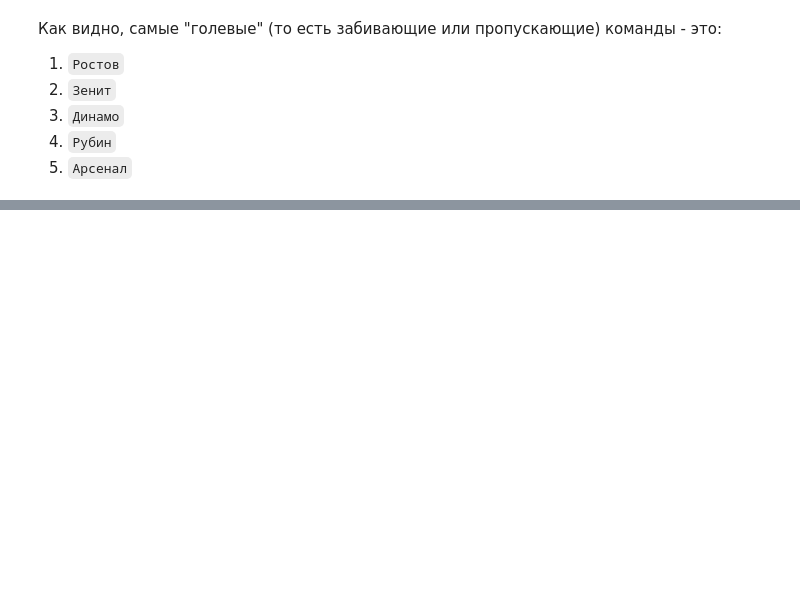
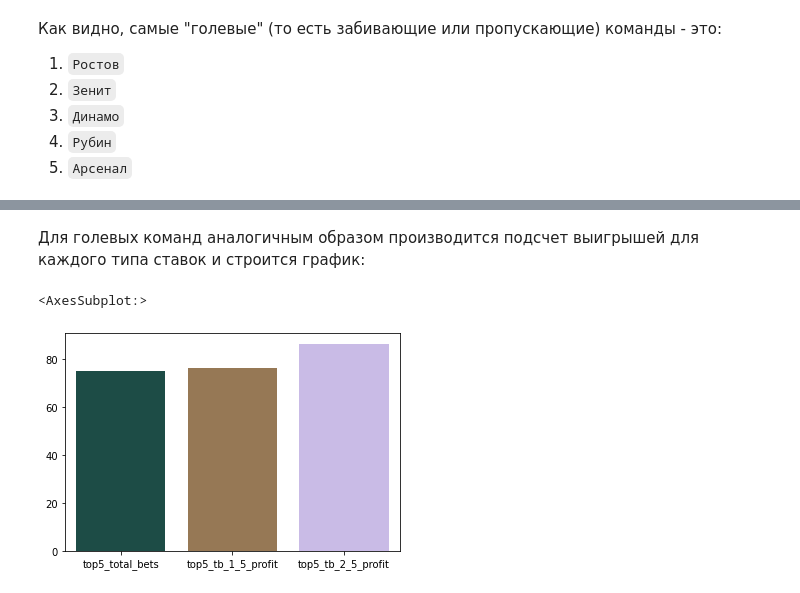
Before and after one commit to Alexman507/yandex_practicum_projects, a Jupyter notebook: football/Football.ipynb, the cells around one changed output, grey strips where cells are left out. Drawn from its saved outputs; the diff is of its cells as text; code cells hidden in the pictures; blank space fills up the shorter version.

```diff
--- a/football/Football.ipynb
+++ b/football/Football.ipynb
@@ -245,0 +251,8 @@ all_teams_data
+# %%
+top5 = pd.DataFrame(columns = df.columns)
+
+for team in all_teams_data['team'][0:5]:
+    top = df[df['host_team'] == team]
+    top5 = pd.concat ([top5, top])
+
+top5
@@ -245,0 +273,20 @@ all_teams_data
+# %% [markdown]
+Для голевых команд аналогичным образом производится подсчет выигрышей для каждого типа ставок и строится график:
+# %%
+top5_total_bets = top5['total_score'].count()
+
+top5_tb_1_5_wins = top5['tb_1_5_win'].sum()
+top5_tb_2_5_wins = top5['tb_2_5_win'].sum()
+# %%
+top5_tb_1_5_profit = top5_tb_1_5_wins * coeff_1_5_avg
+top5_tb_2_5_profit = top5_tb_2_5_wins * coeff_2_5_avg
+# %%
+top5_chart_data = pd.Series({'top5_total_bets':top5_total_bets, 'top5_tb_1_5_profit':top5_tb_1_5_profit, 'top5_tb_2_5_profit':top5_tb_2_5_profit})
+top5_chart_data
+
+sb.barplot(x=top5_chart_data.index,
+           y=top5_chart_data,
+           palette = 'cubehelix')
+# %% [output]
+<AxesSubplot:>
+[figure, added]
```
Also changed, not shown: parts of 25 cells of this notebook, 1 other file.
